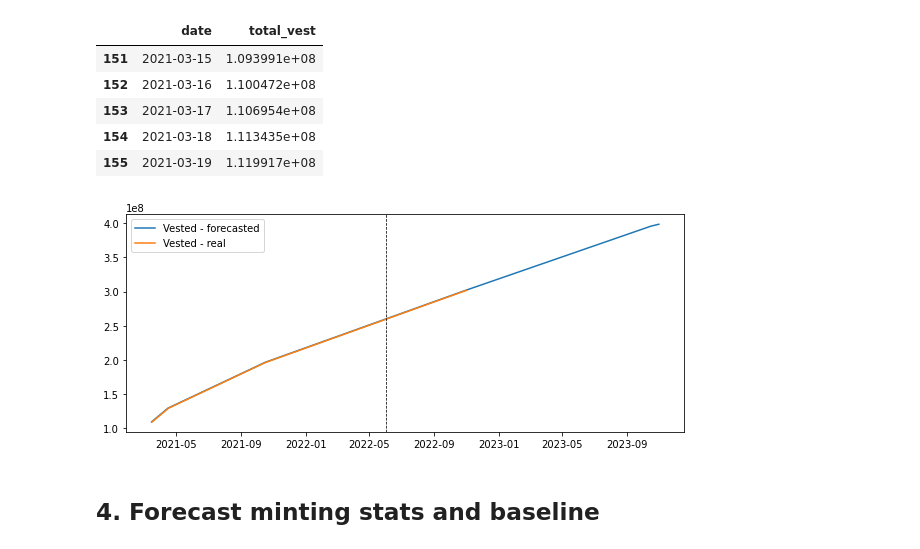
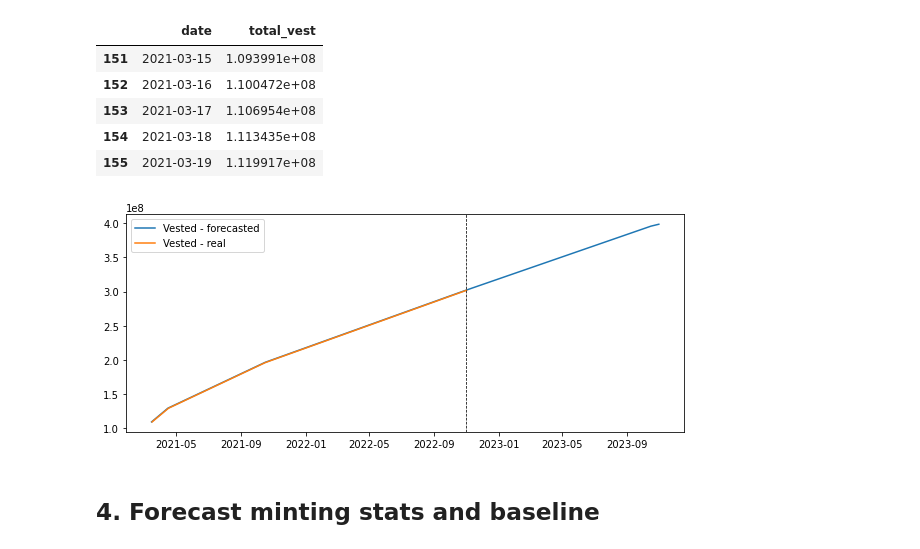
Before and after one commit to protocol/filecoin-mecha-twin, a Jupyter notebook: notebooks/backtest.ipynb, the cells around one changed output. Saved outputs shown, nothing was run; the diff lists cells and outputs as text; code cells hidden in the pictures.

```diff
--- a/notebooks/backtest.ipynb
+++ b/notebooks/backtest.ipynb
@@ -171,12 +171,12 @@ vest_df.head()
 # %%
 plt.figure(figsize=(10,4))
 plt.plot(vest_df["date"], vest_df['total_vest'], label="Vested - forecasted")
 plt.plot(fil_stats_df["date"], fil_stats_df['vested_fil'],label="Vested - real")
-plt.axvline(vest_df['date'][current_day-start_day-1], color='black', linestyle='--', lw=0.75)
+plt.axvline(vest_df['date'].iloc[current_day-start_day-1], color='black', linestyle='--', lw=0.75)
 plt.legend()
 plt.show()
 # %% [output]
-[figure, old version]
+[figure, new version]
 # %% [markdown]
 ## 4. Forecast minting stats and baseline
 # %%
```
Also changed, not shown: parts of 7 cells of this notebook, 1 other file.
